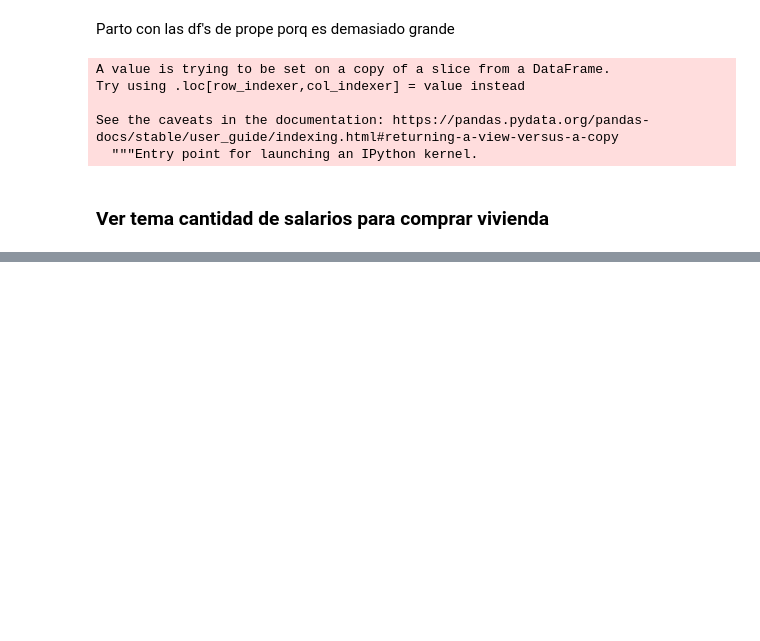
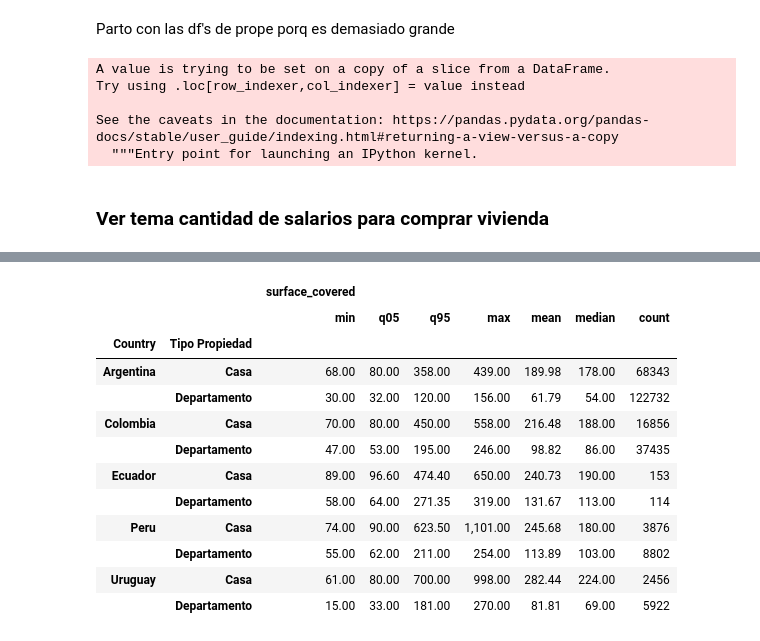
Before and after one commit to colagiovannifranco/caf, a Jupyter notebook: properati_vivienda.ipynb, the cells around one changed output, grey strips where cells are left out. Drawn from its saved outputs; the diff is of its cells as text; code cells hidden in the pictures; blank space fills up the shorter version.

```diff
--- a/properati_vivienda.ipynb
+++ b/properati_vivienda.ipynb
@@ -171,0 +278,6 @@ salarios.to_csv(r'C:/Users/Franco/Dropbox\files/clean/prope/vivienda/salariosxvi
+# %%
+med = med.droplevel(0,axis=1)
+# %%
+prope2 = prope2.set_index(['Country','Tipo Propiedad']).join(med.loc[:,['q05','q95']])
+# %%
+prope2 = prope2[(prope2['surface_covered']>prope2['q05'])&(prope2['surface_covered']<prope2['q95'])]
@@ -171,0 +286,16 @@ salarios.to_csv(r'C:/Users/Franco/Dropbox\files/clean/prope/vivienda/salariosxvi
+# %%
+prope2.loc[:,['Country','Tipo Propiedad','surface_covered']].groupby(['Country','Tipo Propiedad']).agg({'surface_covered':['min',q05,q95, 'max','mean','median','count']})
+# %% [output]
+|  |  | surface_covered |  |  |  |  |  |  |
+|  |  | min | q05 | q95 | max | mean | median | count |
+| Country | Tipo Propiedad |  |  |  |  |  |  |  |
+| Argentina | Casa | 68.00 | 80.00 | 358.00 | 439.00 | 189.98 | 178.00 | 68343 |
+|  | Departamento | 30.00 | 32.00 | 120.00 | 156.00 | 61.79 | 54.00 | 122732 |
+| Colombia | Casa | 70.00 | 80.00 | 450.00 | 558.00 | 216.48 | 188.00 | 16856 |
+|  | Departamento | 47.00 | 53.00 | 195.00 | 246.00 | 98.82 | 86.00 | 37435 |
+| Ecuador | Casa | 89.00 | 96.60 | 474.40 | 650.00 | 240.73 | 190.00 | 153 |
+|  | Departamento | 58.00 | 64.00 | 271.35 | 319.00 | 131.67 | 113.00 | 114 |
+| Peru | Casa | 74.00 | 90.00 | 623.50 | 1,101.00 | 245.68 | 180.00 | 3876 |
+|  | Departamento | 55.00 | 62.00 | 211.00 | 254.00 | 113.89 | 103.00 | 8802 |
+| Uruguay | Casa | 61.00 | 80.00 | 700.00 | 998.00 | 282.44 | 224.00 | 2456 |
+|  | Departamento | 15.00 | 33.00 | 181.00 | 270.00 | 81.81 | 69.00 | 5922 |
```
Also changed, not shown: parts of 63 cells of this notebook, 13 other files.
